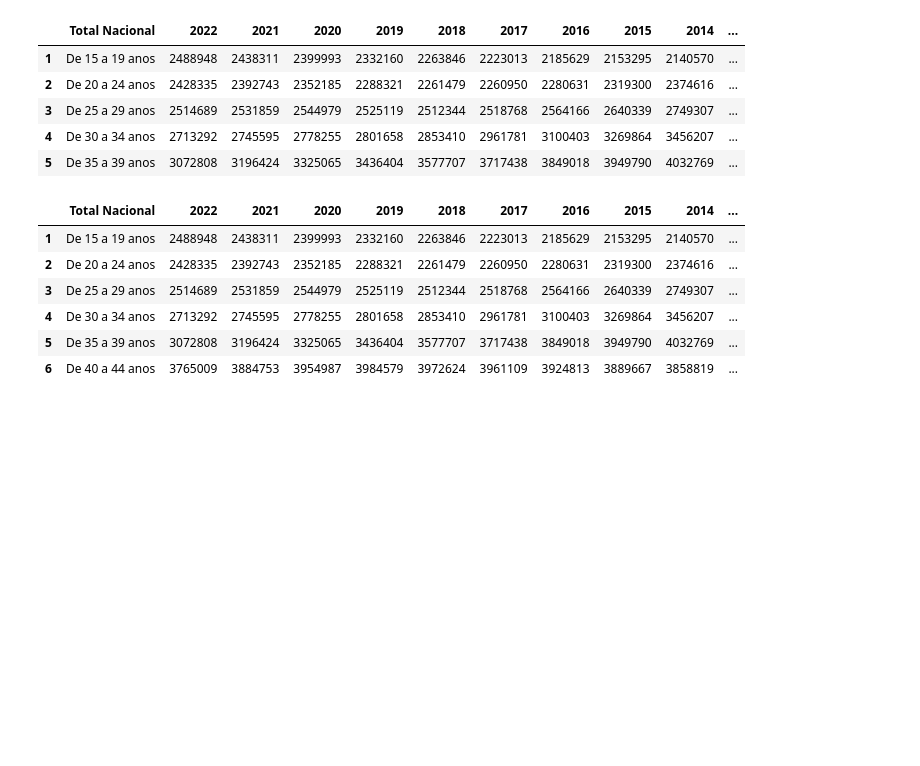
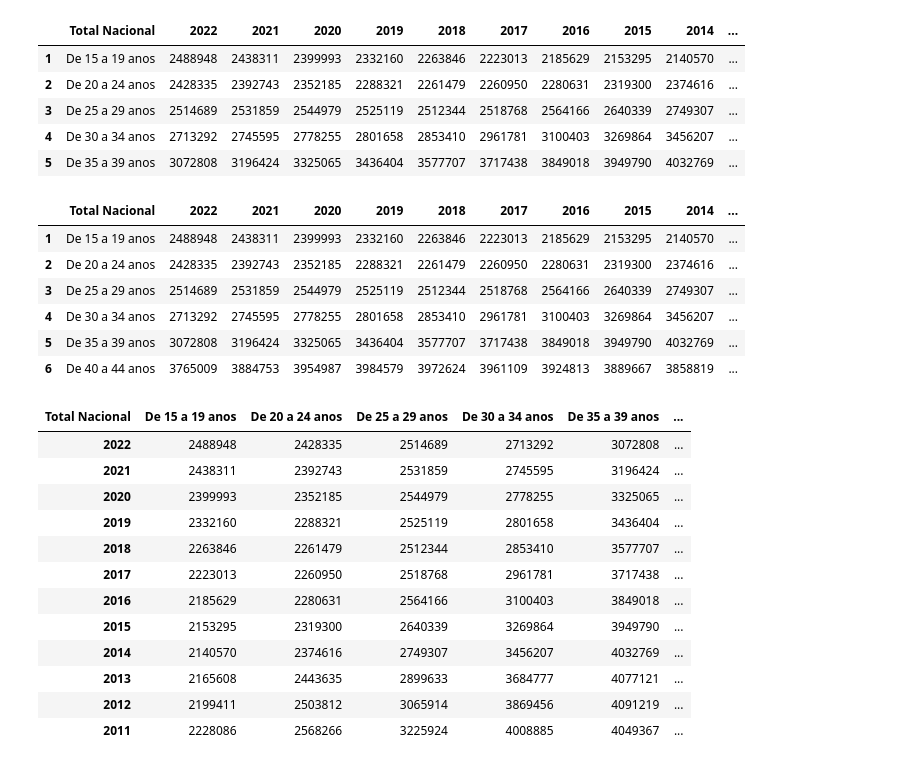
Before and after one commit to Lean788/EDA_vivienda_joven, a Jupyter notebook: src/Notebooks/Data_cleaning_poblacion.ipynb, the cells around one changed output. Saved outputs shown, nothing was run; the diff lists cells and outputs as text; code cells hidden in the pictures; blank space fills up the shorter version.

Commit message:
add more datasets and first plots

```diff
--- a/src/Notebooks/Data_cleaning_poblacion.ipynb
+++ b/src/Notebooks/Data_cleaning_poblacion.ipynb
@@ -9,7 +9,7 @@ Fuente: Instituto Nacional de Estadística. Ref: 9690
 import numpy as np
 import pandas as pd
 # %%
-poblacion = pd.read_csv('./data/dataset3_poblacion.csv', sep=';', encoding='utf-8' )
+poblacion = pd.read_csv('../data/dataset3_poblacion.csv', sep=';', encoding='utf-8' )
 poblacion
 # %% [output]
 |  | Total Nacional | 1 de enero de 2022 | 1 de enero de 2021 | 1 de enero de 2020 | 1 de enero de 2019 | ... |
@@ -134,4 +134,26 @@ poblacion
 | 4 | De 30 a 34 anos | 2713292 | 2745595 | 2778255 | 2801658 | 2853410 | 2961781 | 3100403 | 3269864 | 3456207 | ... |
 | 5 | De 35 a 39 anos | 3072808 | 3196424 | 3325065 | 3436404 | 3577707 | 3717438 | 3849018 | 3949790 | 4032769 | ... |
 | 6 | De 40 a 44 anos | 3765009 | 3884753 | 3954987 | 3984579 | 3972624 | 3961109 | 3924813 | 3889667 | 3858819 | ... |
+# %%
+poblacion_transpose = poblacion.T
+# %%
+poblacion_transpose.columns = poblacion_transpose.iloc[0]
+# %%
+poblacion_transpose.drop('Total Nacional', inplace=True)
+# %%
+poblacion_transpose
+# %% [output]
+| Total Nacional | De 15 a 19 anos | De 20 a 24 anos | De 25 a 29 anos | De 30 a 34 anos | De 35 a 39 anos | ... |
+| 2022 | 2488948 | 2428335 | 2514689 | 2713292 | 3072808 | ... |
+| 2021 | 2438311 | 2392743 | 2531859 | 2745595 | 3196424 | ... |
+| 2020 | 2399993 | 2352185 | 2544979 | 2778255 | 3325065 | ... |
+| 2019 | 2332160 | 2288321 | 2525119 | 2801658 | 3436404 | ... |
+| 2018 | 2263846 | 2261479 | 2512344 | 2853410 | 3577707 | ... |
+| 2017 | 2223013 | 2260950 | 2518768 | 2961781 | 3717438 | ... |
+| 2016 | 2185629 | 2280631 | 2564166 | 3100403 | 3849018 | ... |
+| 2015 | 2153295 | 2319300 | 2640339 | 3269864 | 3949790 | ... |
+| 2014 | 2140570 | 2374616 | 2749307 | 3456207 | 4032769 | ... |
+| 2013 | 2165608 | 2443635 | 2899633 | 3684777 | 4077121 | ... |
+| 2012 | 2199411 | 2503812 | 3065914 | 3869456 | 4091219 | ... |
+| 2011 | 2228086 | 2568266 | 3225924 | 4008885 | 4049367 | ... |
 # %%
```
Also changed, not shown: parts of 2 cells of this notebook, 7 other files.
